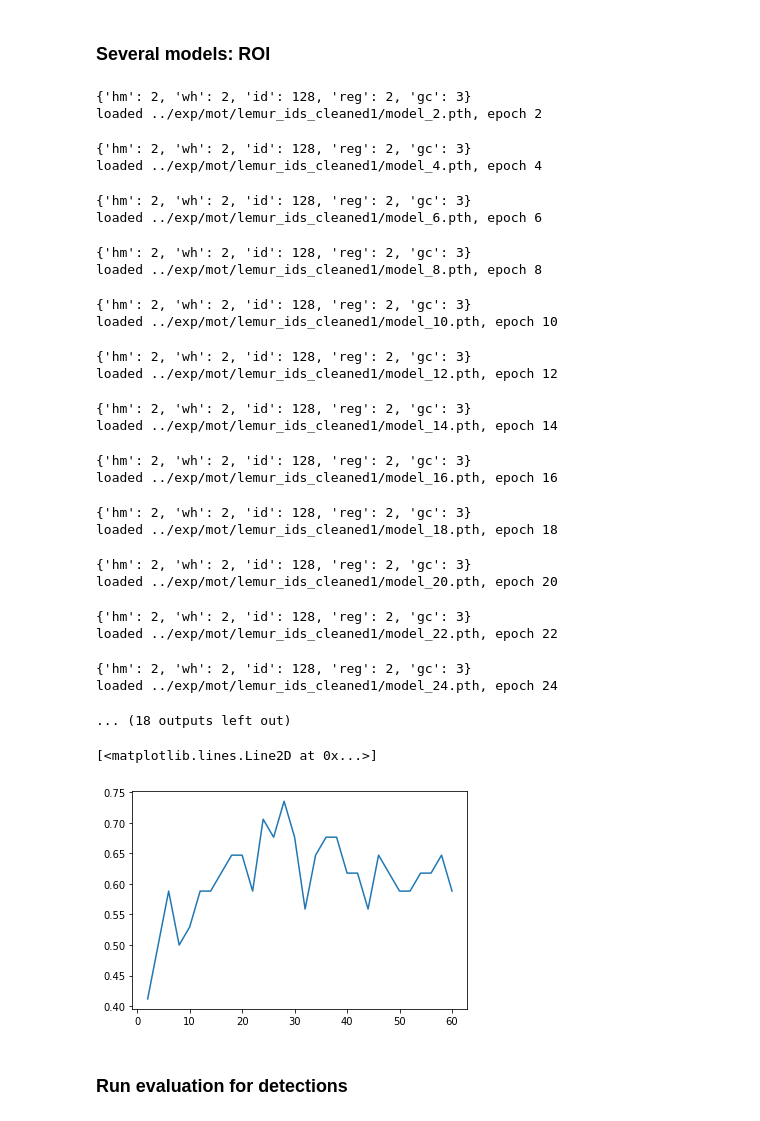
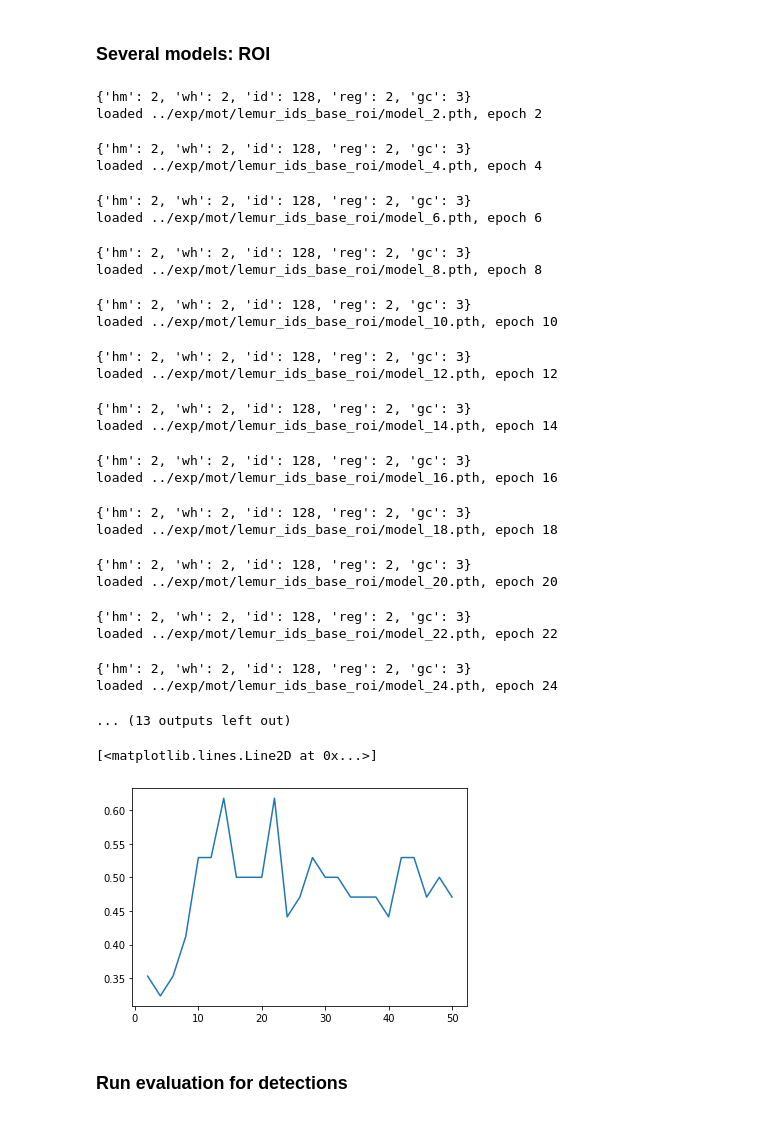
Before and after one commit to ecker-lab/PriMAT-tracking, a Jupyter notebook: notebooks/07_evaluate_model_lemur_id_eval.ipynb, the cells around one changed output. Drawn from its saved outputs; the diff is of its cells as text; code cells hidden in the pictures.

Commit message:
IndividualID hyperparameter search and square bboxes

```diff
--- a/notebooks/07_evaluate_model_lemur_id_eval.ipynb
+++ b/notebooks/07_evaluate_model_lemur_id_eval.ipynb
@@ -147,7 +147,7 @@ model = create_model('hrnet_32', heads =  {'hm': 2, 'wh': 2, 'id': 128, 'reg': 2
                      head_conv = 256, num_gc_cls = 8, clsID4GC = 0, gc_with_roi = True)
 
 print(os.getcwd())
-model = load_model(model, '../exp/mot/lemur_ids_roi/model_40_lemurID.pth')
+model = load_model(model, '../exp/mot/lemur_ids_cleaned1_squareroi_08_1_move20/model_58.pth')
 model = model.to(torch.device('cuda'))
 model.eval();
 # %% [output]
@@ -197,7 +197,7 @@ for i in tqdm(range(dset.__len__())):
     # Only keep lemur predictions.
     dets = dets[0]
     dets_bbox = torch.from_numpy(dets)
-    remain_inds = dets_bbox[:, 4] > 0.1
+    remain_inds = dets_bbox[:, 4] > 0.05
     dets_bbox = dets_bbox[remain_inds]
 
     # Only keep lemur ground truth boxes.
@@ -205,7 +205,8 @@ for i in tqdm(range(dset.__len__())):
 
     # Id classification logits per lemur detection
     #cls_logits = model.gc_lin(output['gc'], bboxes=[dets_bbox[:, :4].cuda() / 4]).cpu()
-    cls_logits = model.gc_lin(im_blob, bboxes=[dets_bbox[:, :4].cuda() / 4]).cpu()
+    cls_logits, emb = model.gc_lin(im_blob, bboxes=[dets_bbox[:, :4].cuda() / 4])
+    cls_logits = cls_logits.cpu()
     dets_class = torch.argmax(cls_logits, dim=1)
 
     # Only keep lemur ground truth boxes.
@@ -386,11 +387,11 @@ plt.plot(range(2, 21, 2), accuracies)
 accuracies = list()
 
 
-for i in range(2, 61, 2):
+for i in range(2, 51, 2):
     model = create_model('hrnet_32', heads =  {'hm': 2, 'wh': 2, 'id': 128, 'reg': 2, 'gc': 3},
                     head_conv = 256, num_gc_cls = 8, clsID4GC = 0, gc_with_roi = True)
 
-    model = load_model(model, f'../exp/mot/lemur_ids_cleaned1/model_{str(i)}.pth')
+    model = load_model(model, f'../exp/mot/lemur_ids_base_roi/model_{str(i)}.pth')
     model = model.to(torch.device('cuda'))
     model.eval();
 
@@ -445,7 +446,8 @@ for i in range(2, 61, 2):
 
         # Id classification logits per lemur detection
         #cls_logits = model.gc_lin(output['gc'], bboxes=[dets_bbox[:, :4].cuda() / 4]).cpu()
-        cls_logits = model.gc_lin(im_blob, bboxes=[dets_bbox[:, :4].cuda() / 4]).cpu()
+        cls_logits, _ = model.gc_lin(im_blob, bboxes=[dets_bbox[:, :4].cuda() / 4])
+        cls_logits = cls_logits.cpu()
         dets_class = torch.argmax(cls_logits, dim=1)
 
         # Translate and scale ground truth bounding boxes.
@@ -464,35 +466,35 @@ for i in range(2, 61, 2):
     accuracies.append(accuracy)
 # %% [output]
 {'hm': 2, 'wh': 2, 'id': 128, 'reg': 2, 'gc': 3}
-loaded ../exp/mot/lemur_ids_cleaned1/model_2.pth, epoch 2
+loaded ../exp/mot/lemur_ids_base_roi/model_2.pth, epoch 2
 {'hm': 2, 'wh': 2, 'id': 128, 'reg': 2, 'gc': 3}
-loaded ../exp/mot/lemur_ids_cleaned1/model_4.pth, epoch 4
+loaded ../exp/mot/lemur_ids_base_roi/model_4.pth, epoch 4
 {'hm': 2, 'wh': 2, 'id': 128, 'reg': 2, 'gc': 3}
-loaded ../exp/mot/lemur_ids_cleaned1/model_6.pth, epoch 6
+loaded ../exp/mot/lemur_ids_base_roi/model_6.pth, epoch 6
 {'hm': 2, 'wh': 2, 'id': 128, 'reg': 2, 'gc': 3}
-loaded ../exp/mot/lemur_ids_cleaned1/model_8.pth, epoch 8
+loaded ../exp/mot/lemur_ids_base_roi/model_8.pth, epoch 8
 {'hm': 2, 'wh': 2, 'id': 128, 'reg': 2, 'gc': 3}
-loaded ../exp/mot/lemur_ids_cleaned1/model_10.pth, epoch 10
+loaded ../exp/mot/lemur_ids_base_roi/model_10.pth, epoch 10
 {'hm': 2, 'wh': 2, 'id': 128, 'reg': 2, 'gc': 3}
-loaded ../exp/mot/lemur_ids_cleaned1/model_12.pth, epoch 12
+loaded ../exp/mot/lemur_ids_base_roi/model_12.pth, epoch 12
 {'hm': 2, 'wh': 2, 'id': 128, 'reg': 2, 'gc': 3}
-loaded ../exp/mot/lemur_ids_cleaned1/model_14.pth, epoch 14
+loaded ../exp/mot/lemur_ids_base_roi/model_14.pth, epoch 14
 {'hm': 2, 'wh': 2, 'id': 128, 'reg': 2, 'gc': 3}
-loaded ../exp/mot/lemur_ids_cleaned1/model_16.pth, epoch 16
+loaded ../exp/mot/lemur_ids_base_roi/model_16.pth, epoch 16
 {'hm': 2, 'wh': 2, 'id': 128, 'reg': 2, 'gc': 3}
-loaded ../exp/mot/lemur_ids_cleaned1/model_18.pth, epoch 18
+loaded ../exp/mot/lemur_ids_base_roi/model_18.pth, epoch 18
 {'hm': 2, 'wh': 2, 'id': 128, 'reg': 2, 'gc': 3}
-loaded ../exp/mot/lemur_ids_cleaned1/model_20.pth, epoch 20
+loaded ../exp/mot/lemur_ids_base_roi/model_20.pth, epoch 20
 {'hm': 2, 'wh': 2, 'id': 128, 'reg': 2, 'gc': 3}
-loaded ../exp/mot/lemur_ids_cleaned1/model_22.pth, epoch 22
+loaded ../exp/mot/lemur_ids_base_roi/model_22.pth, epoch 22
 {'hm': 2, 'wh': 2, 'id': 128, 'reg': 2, 'gc': 3}
-loaded ../exp/mot/lemur_ids_cleaned1/model_24.pth, epoch 24
+loaded ../exp/mot/lemur_ids_base_roi/model_24.pth, epoch 24
-... (18 outputs left out)
+... (13 outputs left out)
 # %%
-plt.plot(range(2, 61, 2), accuracies)
+plt.plot(range(2, 51, 2), accuracies)
 # %% [output]
 [<matplotlib.lines.Line2D at 0x...>]
-[figure, old version]
+[figure, new version]
 # %%
 
 for lr in ['1e-4']:
```
Also changed, not shown: parts of 7 cells of this notebook, 36 other files.
